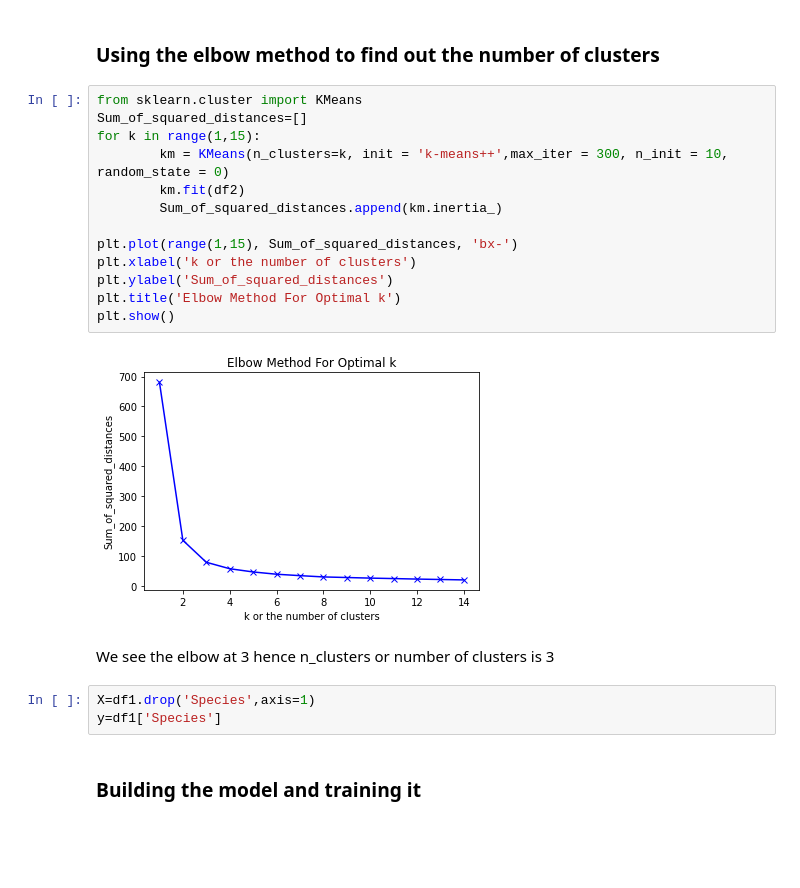
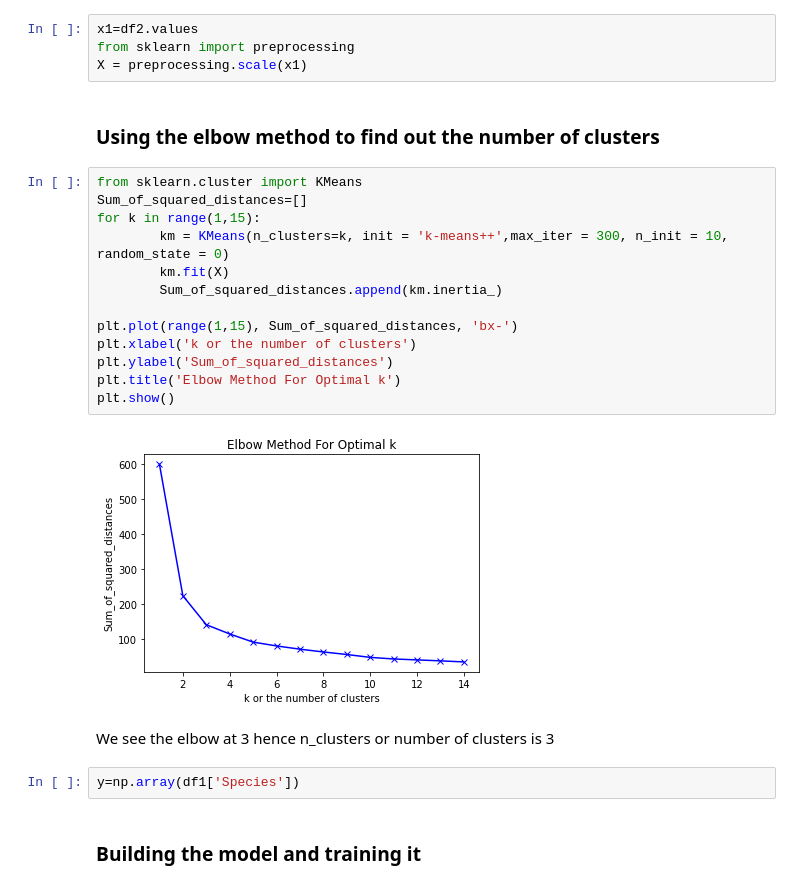
Before and after one commit to sanjanabasu96/TheSparksTasks, a Jupyter notebook: Task3- Unsupervised learning- clustering using KMeans.ipynb, the cells around one changed output. Cells and saved outputs as stored; diff of their text form; blank space fills up the shorter version.

```diff
--- a/Task3- Unsupervised learning- clustering using KMeans.ipynb
+++ b/Task3- Unsupervised learning- clustering using KMeans.ipynb
@@ -71,28 +71,31 @@ df2.head()
 | 2 | 4.7 | 3.2 | 1.3 | 0.2 |
 | 3 | 4.6 | 3.1 | 1.5 | 0.2 |
 | 4 | 5.0 | 3.6 | 1.4 | 0.2 |
+# %%
+x1=df2.values
+from sklearn import preprocessing
+X = preprocessing.scale(x1)
 # %% [markdown]
 ### Using the elbow method to find out the number of clusters
 # %%
 from sklearn.cluster import KMeans
 Sum_of_squared_distances=[]
 for k in range(1,15):
         km = KMeans(n_clusters=k, init = 'k-means++',max_iter = 300, n_init = 10, random_state = 0)
-        km.fit(df2)
+        km.fit(X)
         Sum_of_squared_distances.append(km.inertia_)
 
 plt.plot(range(1,15), Sum_of_squared_distances, 'bx-')
 plt.xlabel('k or the number of clusters')
 plt.ylabel('Sum_of_squared_distances')
 plt.title('Elbow Method For Optimal k')
 plt.show()
 # %% [output]
-[figure, old version]
+[figure, new version]
 # %% [markdown]
 We see the elbow at 3 hence n_clusters or number of clusters is 3
-# %%
-X=df1.drop('Species',axis=1)
-y=df1['Species']
+# %%
+y=np.array(df1['Species'])
 # %% [markdown]
 ### Building the model and training it
 # %%
```
Also changed, not shown: parts of 10 cells of this notebook.
